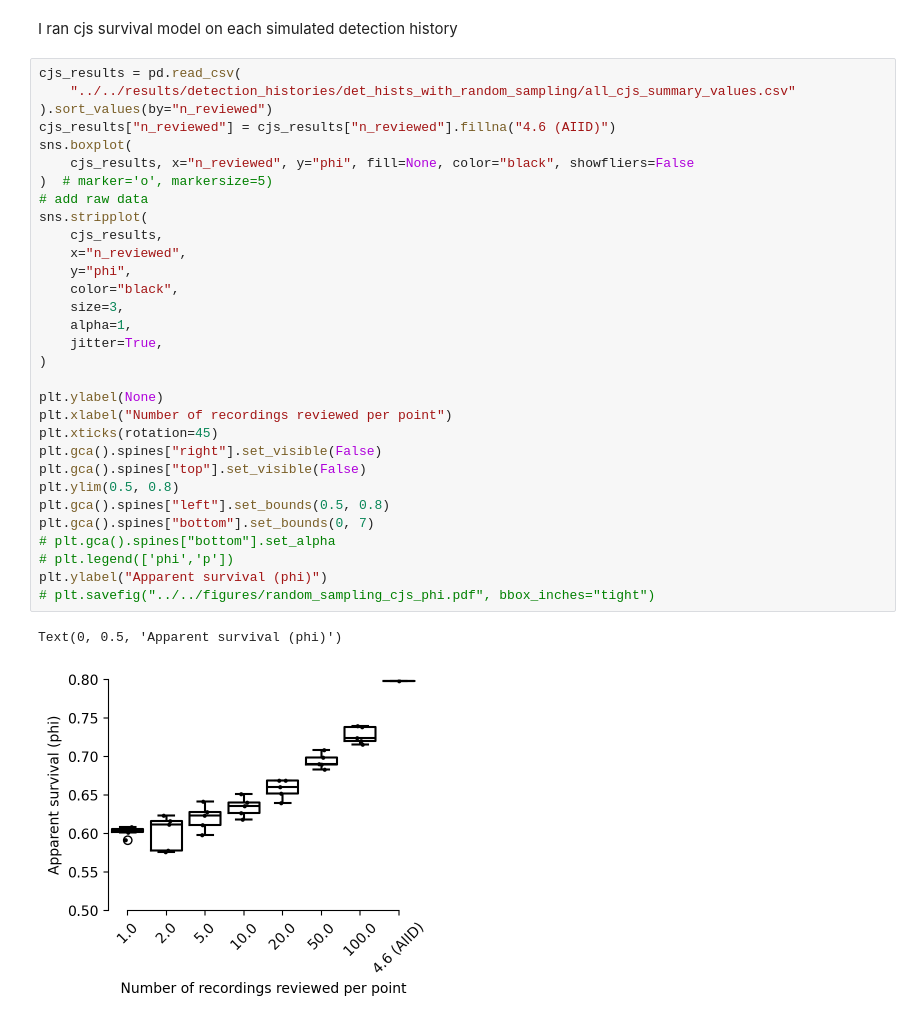
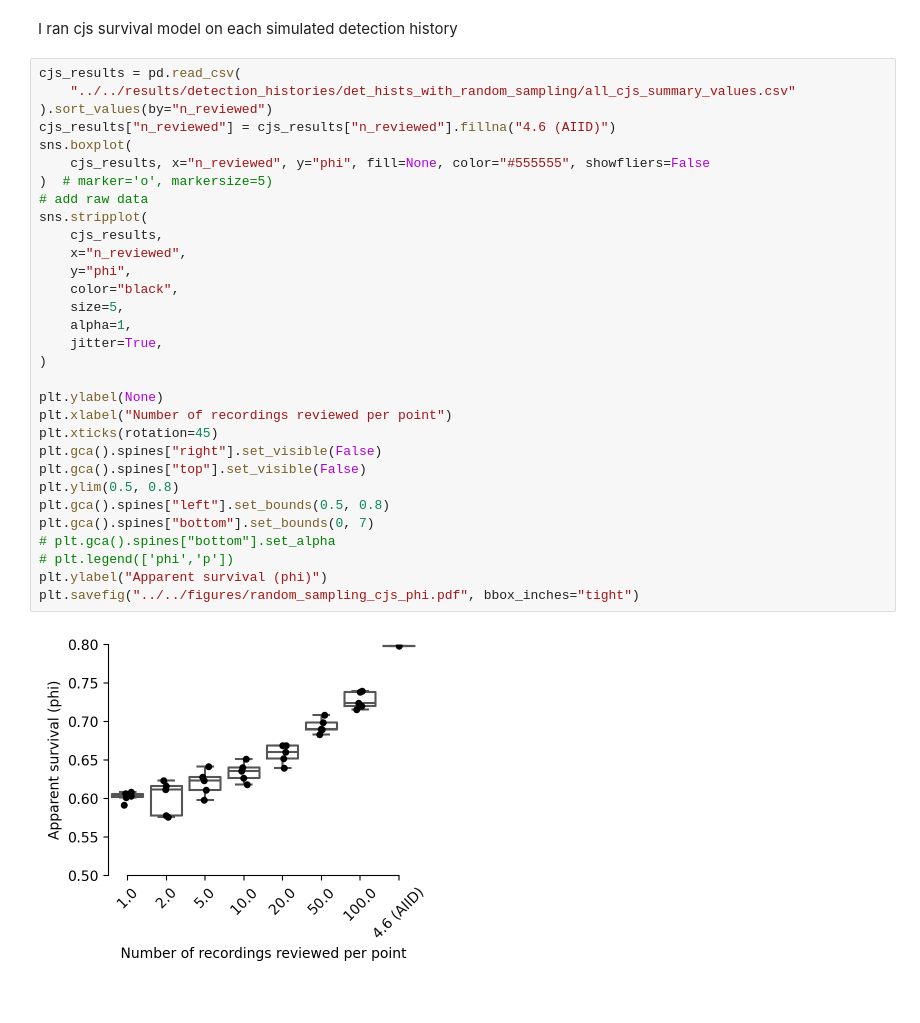
Before and after one commit to sammlapp/ovenbird-individual-recognition, a Jupyter notebook: scripts/5_ecological_modeling/3_random_vs_aiid_plots.ipynb, the cells around one changed output. Drawn from its saved outputs; the diff is of its cells as text.

Commit message:
update figures for revision 2

```diff
--- a/scripts/5_ecological_modeling/3_random_vs_aiid_plots.ipynb
+++ b/scripts/5_ecological_modeling/3_random_vs_aiid_plots.ipynb
@@ -205,34 +205,33 @@ I ran cjs survival model on each simulated detection history
 # %%
 cjs_results = pd.read_csv(
     "../../results/detection_histories/det_hists_with_random_sampling/all_cjs_summary_values.csv"
 ).sort_values(by="n_reviewed")
 cjs_results["n_reviewed"] = cjs_results["n_reviewed"].fillna("4.6 (AIID)")
 sns.boxplot(
-    cjs_results, x="n_reviewed", y="phi", fill=None, color="black", showfliers=False
+    cjs_results, x="n_reviewed", y="phi", fill=None, color="#555555", showfliers=False
 )  # marker='o', markersize=5)
 # add raw data
 sns.stripplot(
     cjs_results,
     x="n_reviewed",
     y="phi",
     color="black",
-    size=3,
+    size=5,
     alpha=1,
     jitter=True,
 )
 
 plt.ylabel(None)
 plt.xlabel("Number of recordings reviewed per point")
 plt.xticks(rotation=45)
 plt.gca().spines["right"].set_visible(False)
 plt.gca().spines["top"].set_visible(False)
 plt.ylim(0.5, 0.8)
 plt.gca().spines["left"].set_bounds(0.5, 0.8)
 plt.gca().spines["bottom"].set_bounds(0, 7)
 # plt.gca().spines["bottom"].set_alpha
 # plt.legend(['phi','p'])
 plt.ylabel("Apparent survival (phi)")
-# plt.savefig("../../figures/random_sampling_cjs_phi.pdf", bbox_inches="tight")
+plt.savefig("../../figures/random_sampling_cjs_phi.pdf", bbox_inches="tight")
 # %% [output]
-Text(0, 0.5, 'Apparent survival (phi)')
-[figure, old version]
+[figure, new version]
```
Also changed, not shown: 1 other file.
